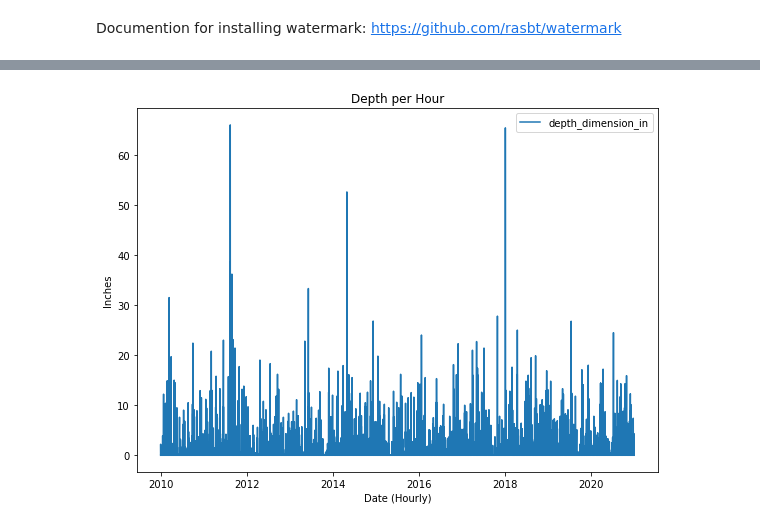
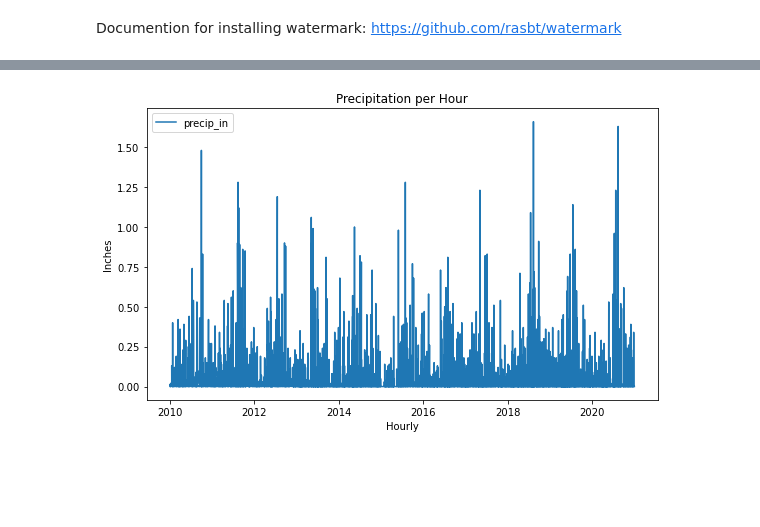
Before and after one commit to datalifenyc/nyc-street-flooding-analysis, a Jupyter notebook: analysis-book/noaa-precip-data.ipynb, the cells around one changed output, grey strips where cells are left out. Drawn from its saved outputs; the diff is of its cells as text; code cells hidden in the pictures; blank space fills up the shorter version.

Commit message:
retrieving noaa data from Iowa Environmental Mesonet and basic eda

```diff
--- a/analysis-book/noaa-precip-data.ipynb
+++ b/analysis-book/noaa-precip-data.ipynb
@@ -164,5 +116,0 @@ df.describe()
-# %%
-df.loc[df['period_quantity_hr'] > 1, ['period_quantity_hr']] = np.nan
-df.loc[df['depth_dimension_mm'] == 9999, ['depth_dimension_mm']] = np.nan
-
-df.describe()
@@ -179,4 +116,0 @@ df.describe()
-# %%
-df['depth_dimension_in'] = df['depth_dimension_mm'] / 25.4
-
-df.head()
@@ -190,6 +117,7 @@ df.head()
 # %%
-df['date_time'] = pd.to_datetime(df['DATE'], infer_datetime_format=True)
+# to date_time
+df['date_time'] = pd.to_datetime(df['valid'], infer_datetime_format=True)
 df = df.sort_values(by='date_time').reset_index(drop=True)
 
-df.head()
+df.head(10)
 # %% [output]
@@ -202,10 +135,3 @@ df.head()
 # %%
-df = df[['STATION', 'date_time', 'DATE', 'SOURCE', 'LATITUDE', 'LONGITUDE', 'ELEVATION',
-         'NAME', 'REPORT_TYPE', 'CALL_SIGN', 'QUALITY_CONTROL',
-         'AA1',
-         'period_quantity_hr',
-         'depth_dimension_mm', 'depth_dimension_in',
-         'condition_code','quality_code']]
-
-df.head()
+df.tail(10)
 # %% [output]
@@ -237,13 +200,12 @@ plt.tight_layout()
 # %%
-plt.figure(figsize=(8, 6))
+plt.figure(figsize=(8, 5))
 
-plot_df = df.set_index(df['date_time']).loc[:, ['depth_dimension_in']]
+data = df.set_index(df['date_time']).loc[:, ['precip_in']]
+sns.lineplot(data=data)
 
-sns.lineplot(data=plot_df)
-
-plt.title('Depth per Hour')
-plt.xlabel('Date (Hourly)')
+plt.title('Precipitation per Hour')
+plt.xlabel('Hourly')
 plt.ylabel('Inches')
 plt.tight_layout()
 # %% [output]
-[figure, old version]
+[figure, new version]
```
Also changed, not shown: parts of 38 cells of this notebook.
